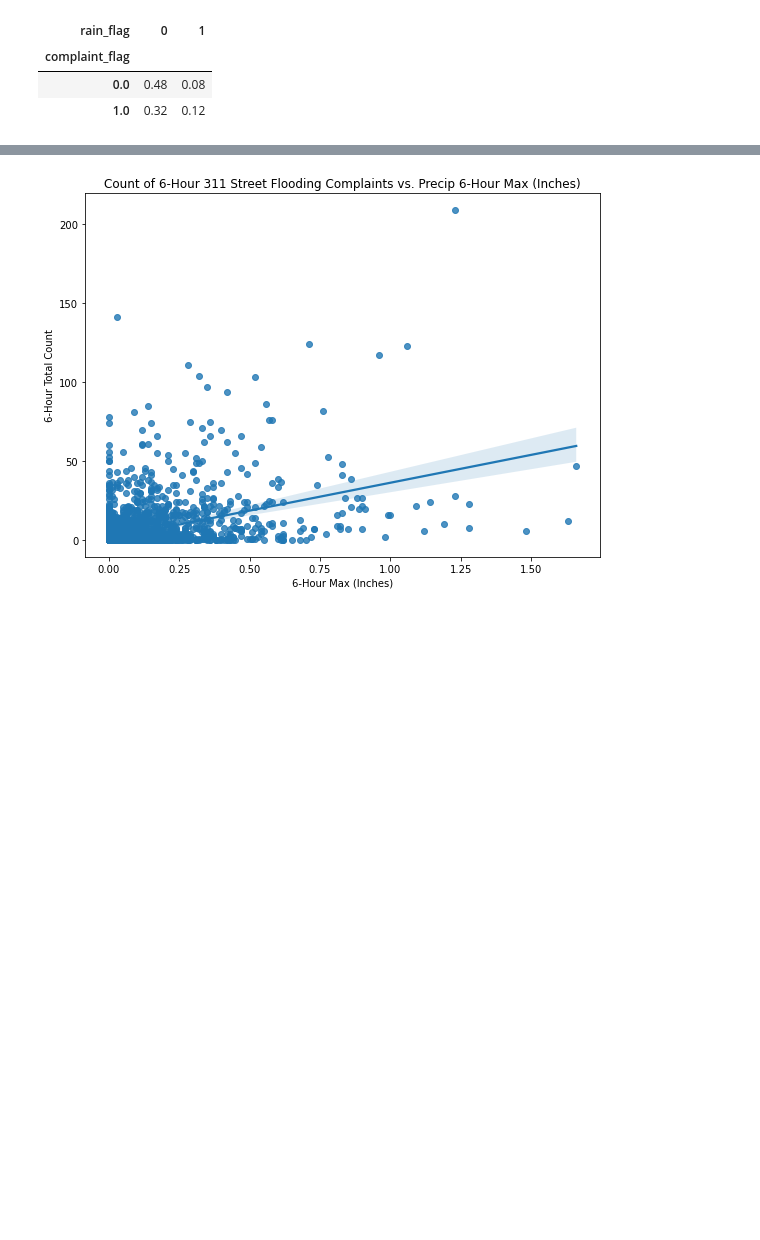
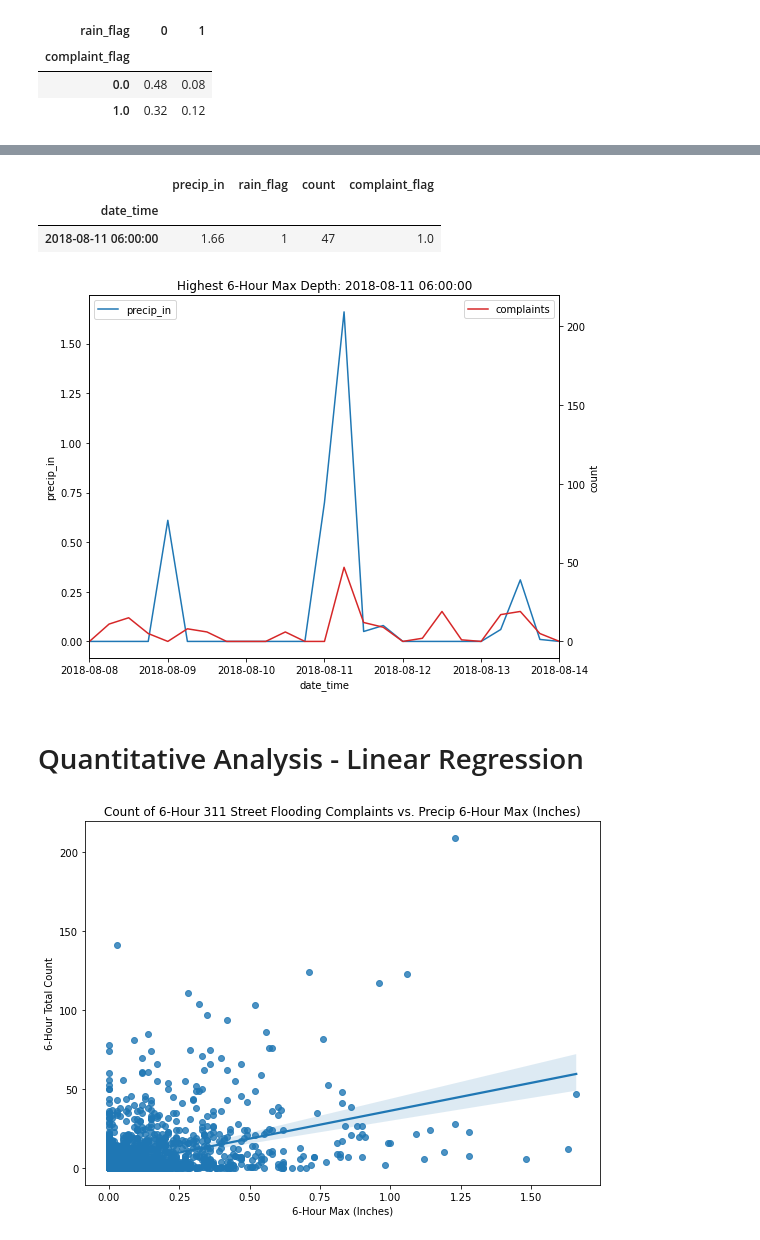
Before and after one commit to datalifenyc/nyc-street-flooding-analysis, a Jupyter notebook: analysis-book/nyc-311-groundtruth.ipynb, the cells around one changed output, grey strips where cells are left out. Cells and saved outputs as stored; diff of their text form; code cells hidden in the pictures; blank space fills up the shorter version.

Commit message:
adding highest event plots

```diff
--- a/analysis-book/nyc-311-groundtruth.ipynb
+++ b/analysis-book/nyc-311-groundtruth.ipynb
@@ -431,3 +430,40 @@ Normalize by row
+# %%
+merged_df.sort_values(by='precip_in', ascending=False).head(1)
+# %% [output]
+|  | precip_in | rain_flag | count | complaint_flag |
+| date_time |  |  |  |  |
+| 2018-08-11 06:00:00 | 1.66 | 1 | 47 | 1.0 |
+# %%
+fig, ax1 = plt.subplots(figsize=(8, 6))
+ax2 = ax1.twinx()
+
+sns.lineplot(data=merged_df,
+             x=merged_df.index,
+             y='precip_in',
+             label='precip_in',
+             color='tab:blue',
+             ax=ax1)
+
+sns.lineplot(data=merged_df,
+             x=merged_df.index,
+             y='count',
+             label='complaints',
+             color='tab:red',
+             ax=ax2)
+
+ax1.set_xlim([datetime.date(2018, 8, 8), datetime.date(2018, 8, 14)])
+
+ax1.legend(loc=2)
+ax2.legend(loc=1)
+
+event = merged_df.sort_values(by='precip_in', ascending=False).head(1).index[0]
+plt.title('Highest 6-Hour Max Depth: {}'.format(event))
+
+plt.tight_layout()
+# %% [output]
+[figure, added]
+# %% [markdown]
+# Quantitative Analysis - Linear Regression
 # %%
 fig, ax = plt.subplots(figsize=(8, 6))
 
```
Also changed, not shown: parts of 41 cells of this notebook.
